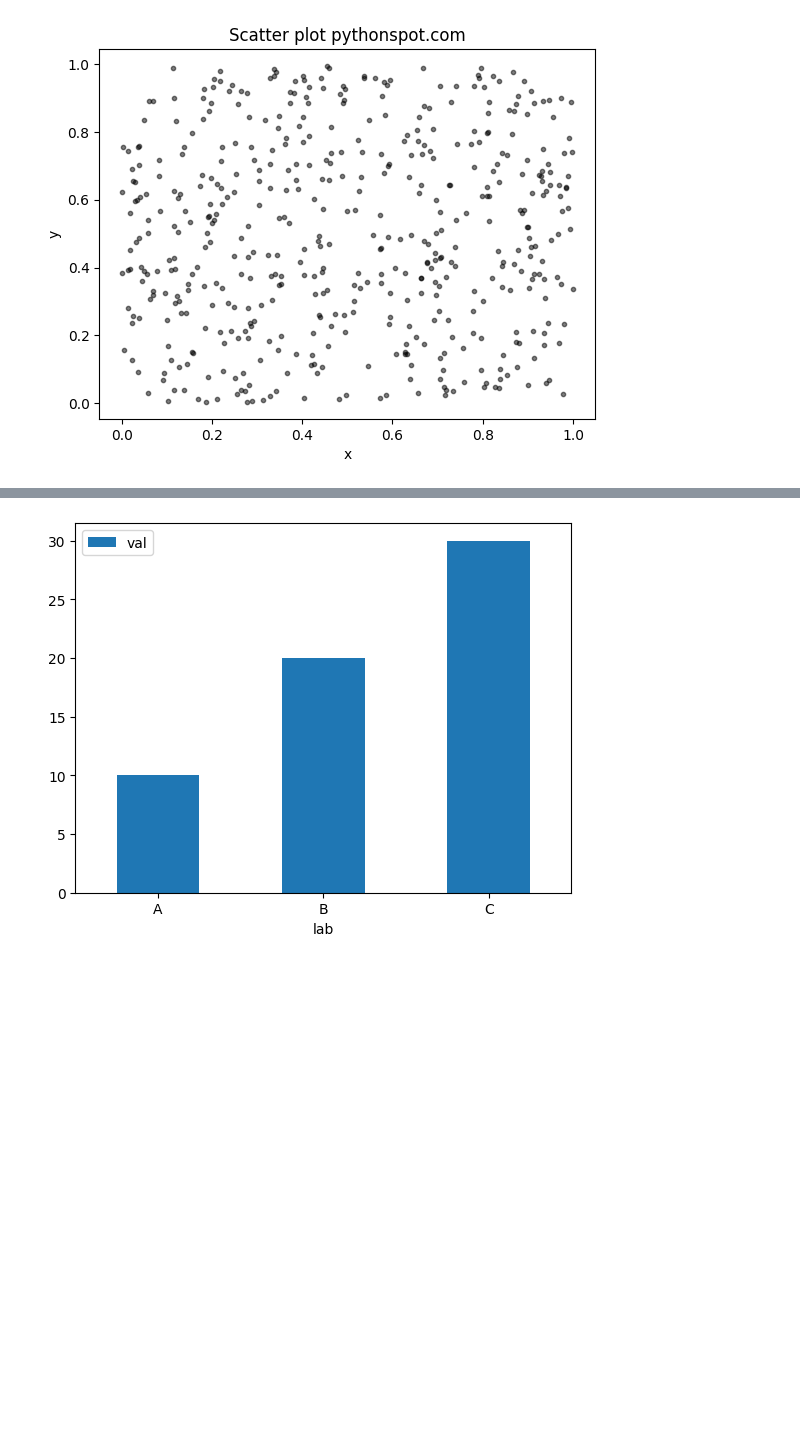
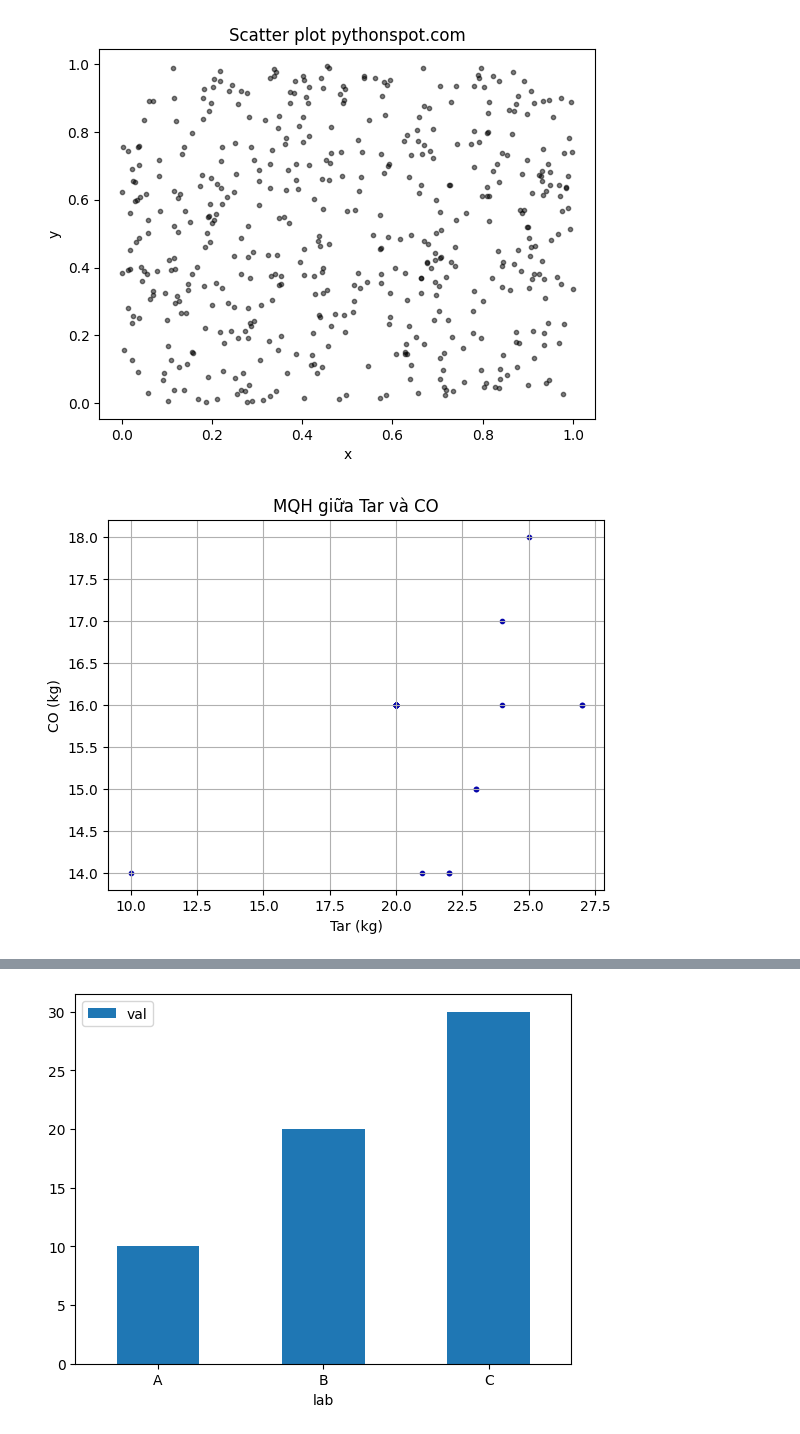
Before and after one commit to HanhDuyen123/computer_statics, a Jupyter notebook: Lab2_TranThiHanhDuyen/lab2.ipynb, the cells around one changed output, grey strips where cells are left out. Cells and saved outputs as stored; diff of their text form; code cells hidden in the pictures; blank space fills up the shorter version.

```diff
--- a/Lab2_TranThiHanhDuyen/lab2.ipynb
+++ b/Lab2_TranThiHanhDuyen/lab2.ipynb
@@ -107,3 +91,15 @@ plt.ylabel('y')
 plt.show()
 # %% [output]
 [figure]
+# %%
+import pandas as pd
+import numpy as np
+import matplotlib.pyplot as plt
+df=pd.read_excel('04_CIGARET.xls')
+plt.scatter(df['KgTar'], df['KgCO'], np.pi*3, color='#0504aa', alpha=1)
+plt.title('MQH giữa Tar và CO')
+plt.xlabel('Tar (kg)')
+plt.ylabel('CO (kg)')
+plt.grid(True)
+# %% [output]
+[figure, added]
```
Also changed, not shown: parts of 8 cells of this notebook, 19 other files.
